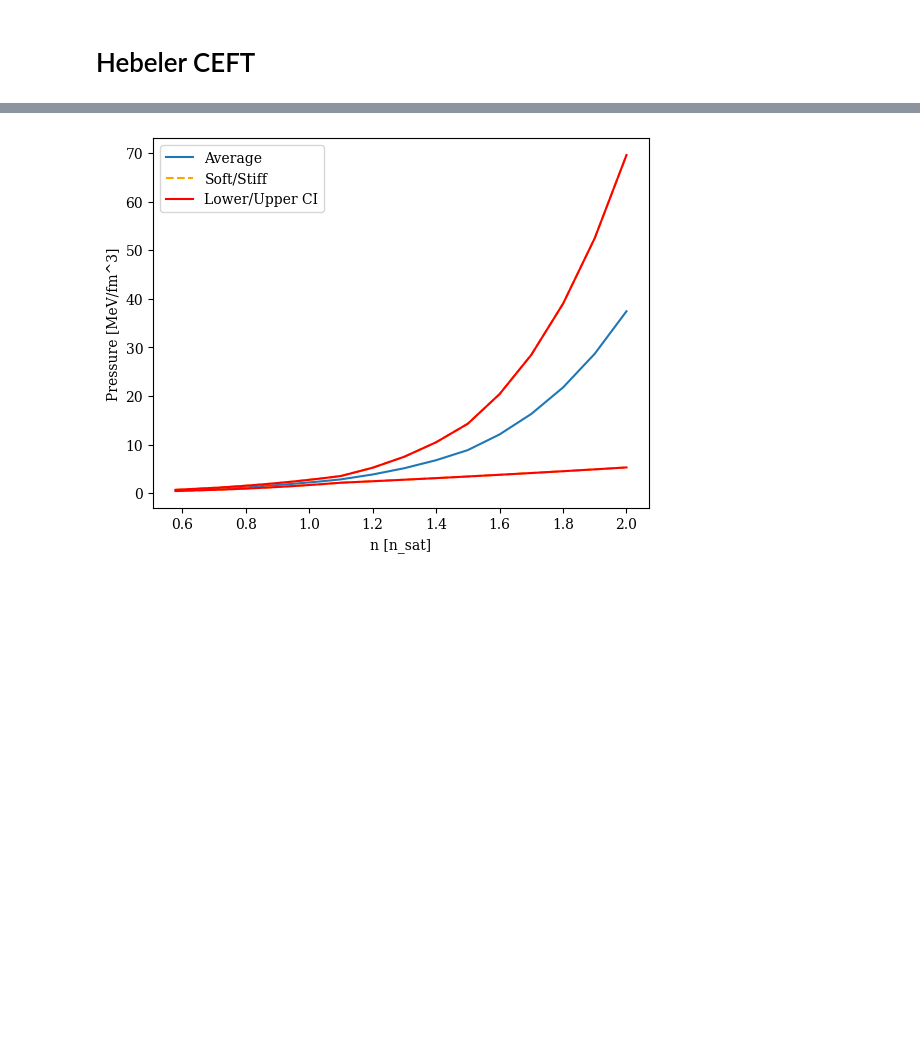
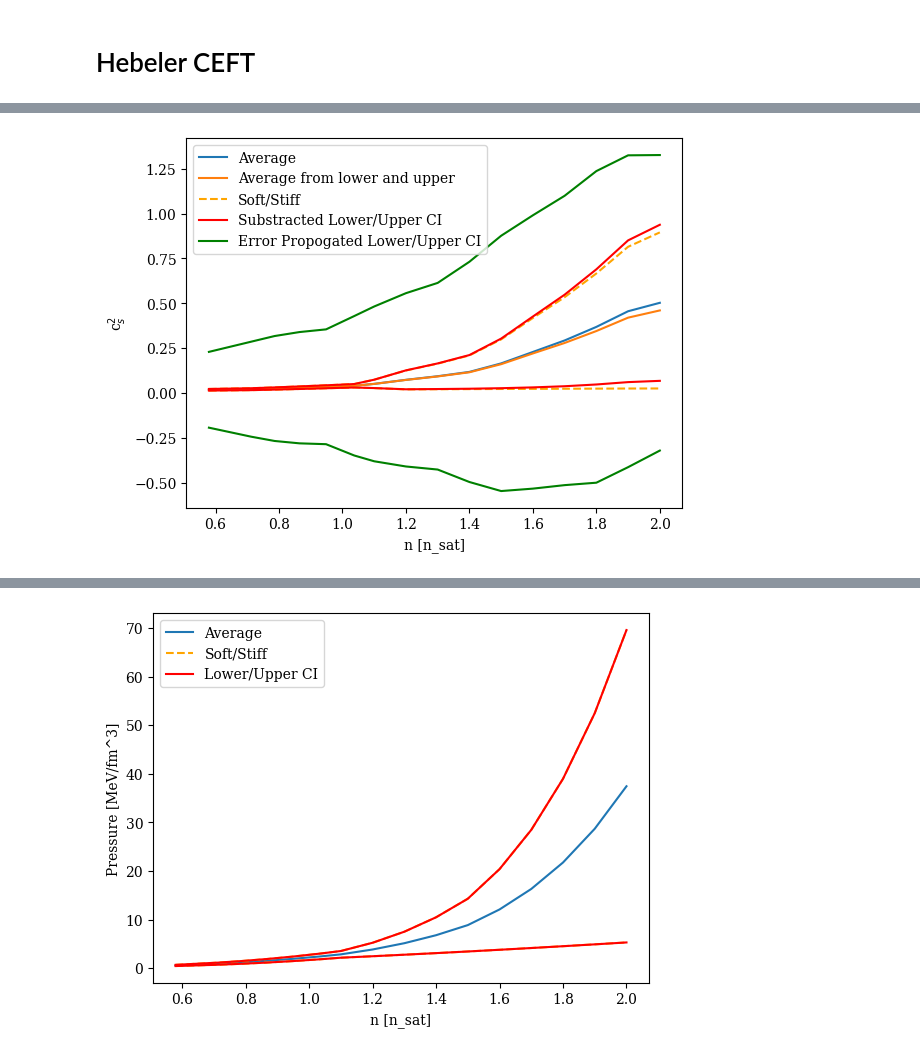
Before and after one commit to codinginrevolt/master_thesis, a Jupyter notebook: classes.ipynb, the cells around one changed output, grey strips where cells are left out. Drawn from its saved outputs; the diff is of its cells as text; code cells hidden in the pictures; blank space fills up the shorter version.

```diff
--- a/classes.ipynb
+++ b/classes.ipynb
@@ -470,5 +507,6 @@ p_hebeler_avg = (p_hebeler_upper+p_hebeler_lower)/2
 e_hebeler_avg = (e_hebeler_upper+e_hebeler_lower)/2
 
 p_hebeler_width = p_hebeler_upper-p_hebeler_lower
+e_hebeler_width = e_hebeler_upper-e_hebeler_lower
 
 cs2_hebeler_avg = np.gradient(p_hebeler_avg, e_hebeler_avg) #dp/de
@@ -474,0 +515,8 @@ cs2_hebeler_avg = np.gradient(p_hebeler_avg, e_hebeler_avg) #dp/de
+# %%
+def CI_to_sigma(width):
+    """From CI 75% to a sigma value
+    z*sigma = width/2
+    TODO: automate z score so any CI can be taken"""
+    z = 1.15
+    sig = width/(2*z)
+    return(sig)
@@ -474,0 +539,35 @@ cs2_hebeler_avg = np.gradient(p_hebeler_avg, e_hebeler_avg) #dp/de
+# %%
+Dcs2Dp_hebeler_avg = np.gradient(cs2_hebeler_avg, p_hebeler_avg) # d(cs2)/dp
+Dcs2De_hebeler_avg = np.gradient(cs2_hebeler_avg, e_hebeler_avg) # d(cs2)/de
+
+e_hebeler_sigma = CI_to_sigma(e_hebeler_width)
+p_hebeler_sigma = CI_to_sigma(p_hebeler_width)
+
+cs2_hebeler_sigma_err_prop = ((Dcs2Dp_hebeler_avg*p_hebeler_sigma)**0.5 + (Dcs2De_hebeler_avg*e_hebeler_sigma)**0.5)**0.5
+cs2_hebeler_CI =1.15*cs2_hebeler_sigma_err_prop
+# %%
+cs2_hebeler_lower = np.gradient(p_hebeler_lower, e_hebeler_lower) #dp/de
+cs2_hebeler_upper = np.gradient(p_hebeler_upper, e_hebeler_upper) #dp/de
+cs2_hebeler_avg_other = (cs2_hebeler_upper+cs2_hebeler_lower)/2
+cs2_hebeler_crude_width = cs2_hebeler_upper-cs2_hebeler_lower
+cs2_hebeler_crude_sigma = CI_to_sigma(cs2_hebeler_crude_width)
+# %%
+plt.plot(n_n0_hebeler, cs2_hebeler_avg, label='Average')
+plt.plot(n_n0_hebeler, cs2_hebeler_avg_other, label='Average from lower and upper')
+
+
+plt.plot(n_n0_hebeler, cs2_hebeler_lower, '--', color='orange')
+plt.plot(n_n0_hebeler, cs2_hebeler_upper, '--', color='orange', label='Soft/Stiff')
+
+plt.plot(n_n0_hebeler, cs2_hebeler_avg+cs2_hebeler_crude_width/2, color='red', label='Substracted Lower/Upper CI')
+plt.plot(n_n0_hebeler, cs2_hebeler_avg-cs2_hebeler_crude_width/2, color='red')
+
+plt.plot(n_n0_hebeler, cs2_hebeler_avg+cs2_hebeler_CI, color='green', label='Error Propogated Lower/Upper CI')
+plt.plot(n_n0_hebeler, cs2_hebeler_avg-cs2_hebeler_CI, color='green')
+
+plt.ylabel(r'c$_s^2$')
+plt.xlabel('n [n_sat]')
+plt.legend()
+plt.show()
+# %% [output]
+[figure, added]
```
Also changed, not shown: parts of 23 cells of this notebook, 3 other files.
